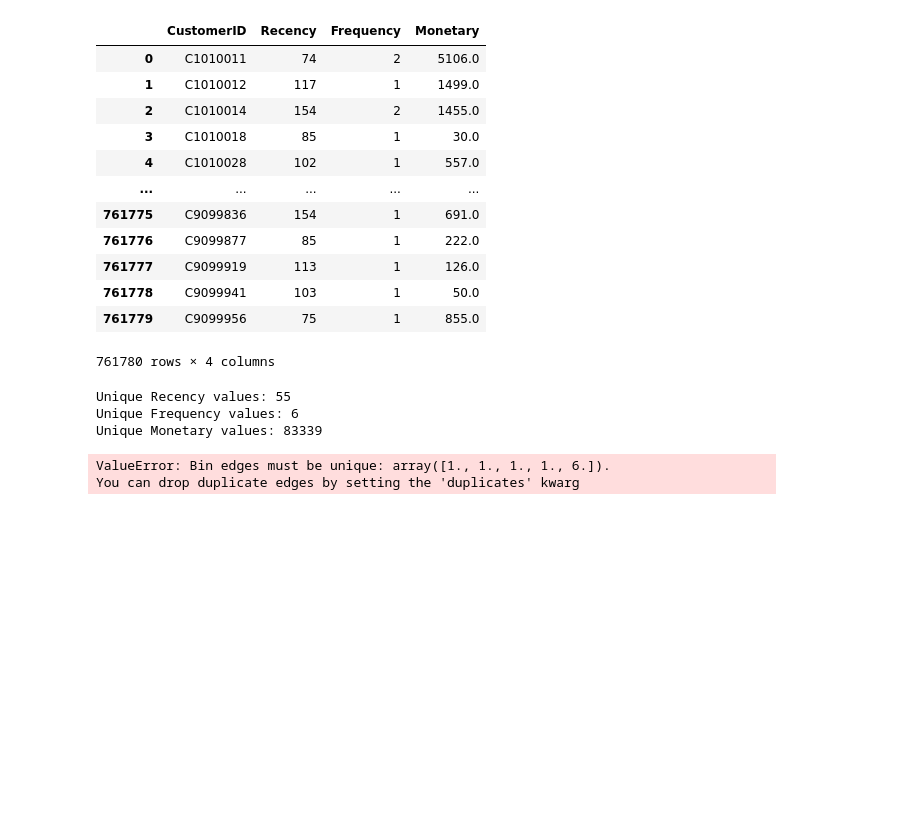
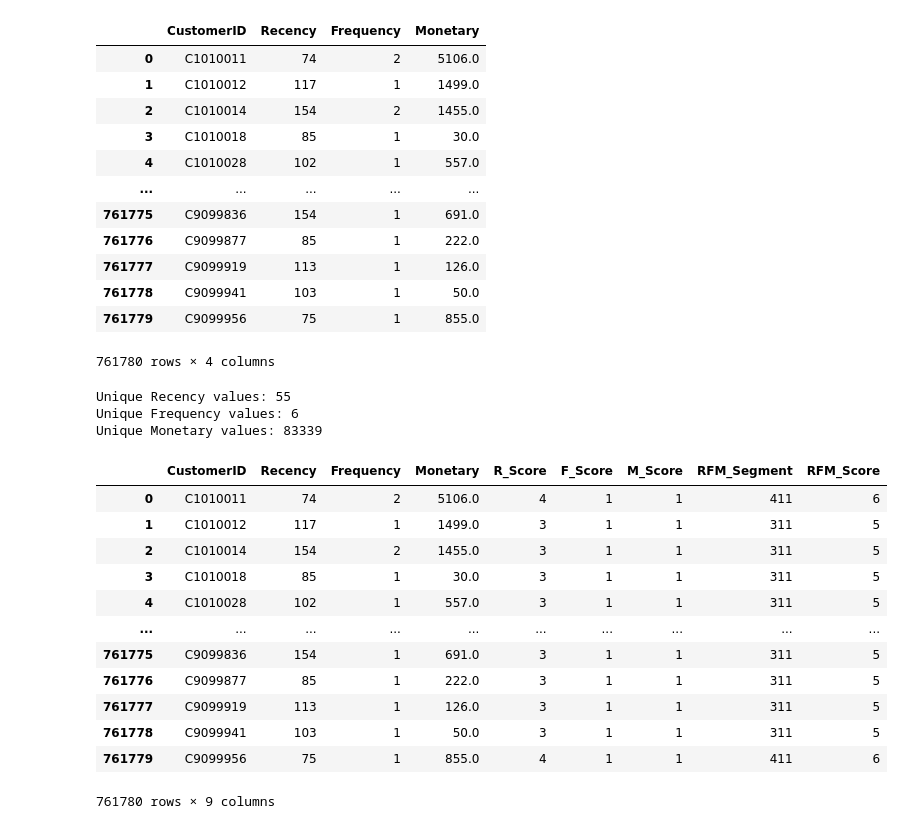
Before and after one commit to usman666/Optimising-Retail-Banking-Strategies, a Jupyter notebook: Analyis.ipynb, the cells around one changed output. Cells and saved outputs as stored; diff of their text form; code cells hidden in the pictures; blank space fills up the shorter version.

```diff
--- a/Analyis.ipynb
+++ b/Analyis.ipynb
@@ -434,15 +434,30 @@ Unique Recency values: 55
 Unique Frequency values: 6
 Unique Monetary values: 83339
 # %%
+# Calculate RFM scores
+# Assign scores for Recency, Frequency, and Monetary
 rfm['R_Score'] = pd.cut(rfm['Recency'], bins=4, labels=[4, 3, 2, 1])
 rfm['F_Score'] = pd.cut(rfm['Frequency'], bins=4, labels=[1, 2, 3, 4])
 rfm['M_Score'] = pd.cut(rfm['Monetary'], bins=4, labels=[1, 2, 3, 4])
+# Combine scores into RFM Segment
+rfm['RFM_Segment'] = rfm['R_Score'].astype(str) + rfm['F_Score'].astype(str) + rfm['M_Score'].astype(str)
+
+# Calculate total RFM Score
+rfm['RFM_Score'] = rfm[['R_Score', 'F_Score', 'M_Score']].sum(axis=1)
+
+# Display the RFM DataFrame
+rfm
+# %% [output]
+|  | CustomerID | Recency | Frequency | Monetary | R_Score | F_Score | M_Score | RFM_Segment | RFM_Score |
+| 0 | C1010011 | 74 | 2 | 5106.0 | 4 | 1 | 1 | 411 | 6 |
+| 1 | C1010012 | 117 | 1 | 1499.0 | 3 | 1 | 1 | 311 | 5 |
+| 2 | C1010014 | 154 | 2 | 1455.0 | 3 | 1 | 1 | 311 | 5 |
+| 3 | C1010018 | 85 | 1 | 30.0 | 3 | 1 | 1 | 311 | 5 |
+| 4 | C1010028 | 102 | 1 | 557.0 | 3 | 1 | 1 | 311 | 5 |
+| ... | ... | ... | ... | ... | ... | ... | ... | ... | ... |
+| 761775 | C9099836 | 154 | 1 | 691.0 | 3 | 1 | 1 | 311 | 5 |
+| 761776 | C9099877 | 85 | 1 | 222.0 | 3 | 1 | 1 | 311 | 5 |
+| 761777 | C9099919 | 113 | 1 | 126.0 | 3 | 1 | 1 | 311 | 5 |
+| 761778 | C9099941 | 103 | 1 | 50.0 | 3 | 1 | 1 | 311 | 5 |
+| 761779 | C9099956 | 75 | 1 | 855.0 | 4 | 1 | 1 | 411 | 6 |
+761780 rows × 9 columns
-# %%
-# Calculate RFM scores
-# Assign scores for Recency, Frequency, and Monetary
-rfm['R_Score'] = pd.qcut(rfm['Recency'], q=4, labels=[4, 3, 2, 1])  # Lower recency is better
-rfm['F_Score'] = pd.qcut(rfm['Frequency'], q=4, labels=[1, 2, 3, 4])  # Higher frequency is better
-rfm['M_Score'] = pd.qcut(rfm['Monetary'], q=4, labels=[1, 2, 3, 4])  # Higher monetary is better
-# %% [output]
-ValueError: Bin edges must be unique: array([1., 1., 1., 1., 6.]).
-You can drop duplicate edges by setting the 'duplicates' kwarg
```
